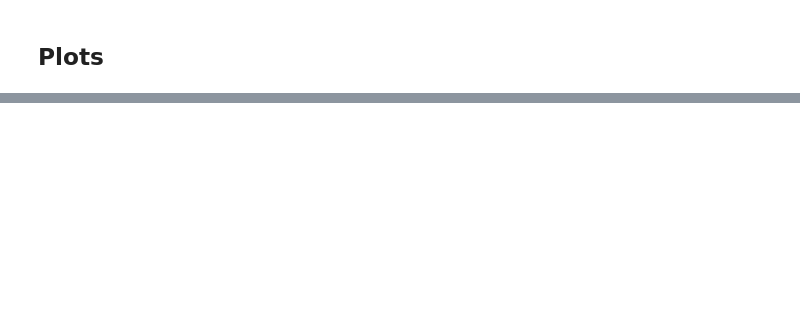
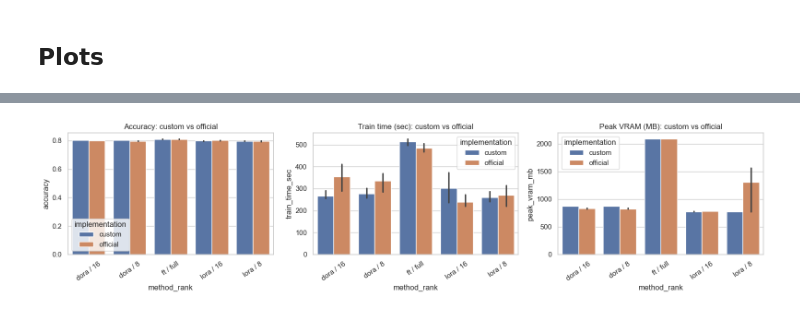
Before and after one commit to 3ChuBeDan/PEFT-from-scartch, a Jupyter notebook: notebooks/phobert_official_peft_benchmark.ipynb, the cells around one changed output, grey strips where cells are left out. Cells and saved outputs as stored; diff of their text form; code cells hidden in the pictures; blank space fills up the shorter version.

```diff
--- a/notebooks/phobert_official_peft_benchmark.ipynb
+++ b/notebooks/phobert_official_peft_benchmark.ipynb
@@ -412,0 +539,88 @@ else:
+# %%
+import matplotlib.pyplot as plt
+import seaborn as sns
+
+sns.set_theme(style='whitegrid')
+method_order = ['ft / full', 'lora / 8', 'lora / 16', 'dora / 8', 'dora / 16']
+plot_df = comparison_df.copy()
+plot_df['method_rank'] = pd.Categorical(plot_df['method_rank'], categories=method_order, ordered=True)
+
+paired_long = []
+for _, row in plot_df.iterrows():
+    for implementation in ['custom', 'official']:
+        paired_long.append({
+            'method_rank': row['method_rank'],
+            'seed': row['seed'],
+            'implementation': implementation,
+            'accuracy': row[f'accuracy_{implementation}'],
+            'train_time_sec': row[f'train_time_sec_{implementation}'],
+            'peak_vram_mb': row[f'peak_vram_mb_{implementation}'],
+            'checkpoint_size_mb': row[f'checkpoint_size_mb_{implementation}'],
+        })
+paired_long_df = pd.DataFrame(paired_long)
+
+fig, axes = plt.subplots(1, 3, figsize=(16, 4))
+sns.barplot(data=paired_long_df, x='method_rank', y='accuracy', hue='implementation', ax=axes[0])
+axes[0].set_title('Accuracy: custom vs official')
+axes[0].tick_params(axis='x', rotation=35)
+sns.barplot(data=paired_long_df, x='method_rank', y='train_time_sec', hue='implementation', ax=axes[1])
+axes[1].set_title('Train time (sec): custom vs official')
+axes[1].tick_params(axis='x', rotation=35)
+sns.barplot(data=paired_long_df, x='method_rank', y='peak_vram_mb', hue='implementation', ax=axes[2])
+axes[2].set_title('Peak VRAM (MB): custom vs official')
+axes[2].tick_params(axis='x', rotation=35)
+plt.tight_layout()
+plt.show()
+
+fig, axes = plt.subplots(1, 3, figsize=(16, 4))
+sns.barplot(data=plot_df, x='method_rank', y='accuracy_delta', ax=axes[0])
+axes[0].set_title('Accuracy delta: official - custom')
+axes[0].axhline(0, color='black', linewidth=1)
+axes[0].tick_params(axis='x', rotation=35)
+sns.barplot(data=plot_df, x='method_rank', y='train_time_sec_delta', ax=axes[1])
+axes[1].set_title('Train time delta (sec): official - custom')
+axes[1].axhline(0, color='black', linewidth=1)
+axes[1].tick_params(axis='x', rotation=35)
+sns.barplot(data=plot_df, x='method_rank', y='peak_vram_mb_delta', ax=axes[2])
+axes[2].set_title('Peak VRAM delta (MB): official - custom')
+axes[2].axhline(0, color='black', linewidth=1)
+axes[2].tick_params(axis='x', rotation=35)
+plt.tight_layout()
+plt.show()
+
+def _paired_accuracy_scatter(ax):
+    sns.scatterplot(
+        data=plot_df,
+        x='accuracy_custom',
+        y='accuracy_official',
+        hue='method_rank',
+        style='seed',
+        s=90,
+        ax=ax,
+    )
+    values = pd.concat([plot_df['accuracy_custom'], plot_df['accuracy_official']]).dropna()
+    raw_low = values.min() - 0.04
+    raw_high = values.max() + 0.04
+    low = max(0.0, min(0.70, raw_low))
+    high = min(1.0, max(0.90, raw_high))
+    axis_values = [low, high]
+    ax.plot(axis_values, axis_values, color='black', linestyle='-', linewidth=1.2, label='x=y')
+    for delta, alpha in [(0.01, 0.25), (0.02, 0.35), (0.03, 0.50)]:
+        ax.plot(axis_values, [v + delta for v in axis_values], color='gray', linestyle='--', linewidth=0.8, alpha=alpha)
+        ax.plot(axis_values, [v - delta for v in axis_values], color='gray', linestyle='--', linewidth=0.8, alpha=alpha)
+    ax.fill_between(axis_values, [v - 0.02 for v in axis_values], [v + 0.02 for v in axis_values], color='gray', alpha=0.08)
+    ax.set_xlim(low, high)
+    ax.set_ylim(low, high)
+    ax.set_aspect('equal', adjustable='box')
+    ax.set_title('Paired Accuracy scatter (bands: +/-1%, +/-2%, +/-3%)')
+    ax.set_xlabel('Custom accuracy')
+    ax.set_ylabel('Official accuracy')
+
+fig, ax = plt.subplots(1, 1, figsize=(7, 6))
+_paired_accuracy_scatter(ax)
+plt.tight_layout()
+plt.show()
+
+print('Macro-F1 columns are kept in the CSV outputs for audit, but plots focus on accuracy for this single-label benchmark.')
+# %% [output]
+[figure, added]
```
Also changed, not shown: parts of 6 cells of this notebook, 20 other files.
